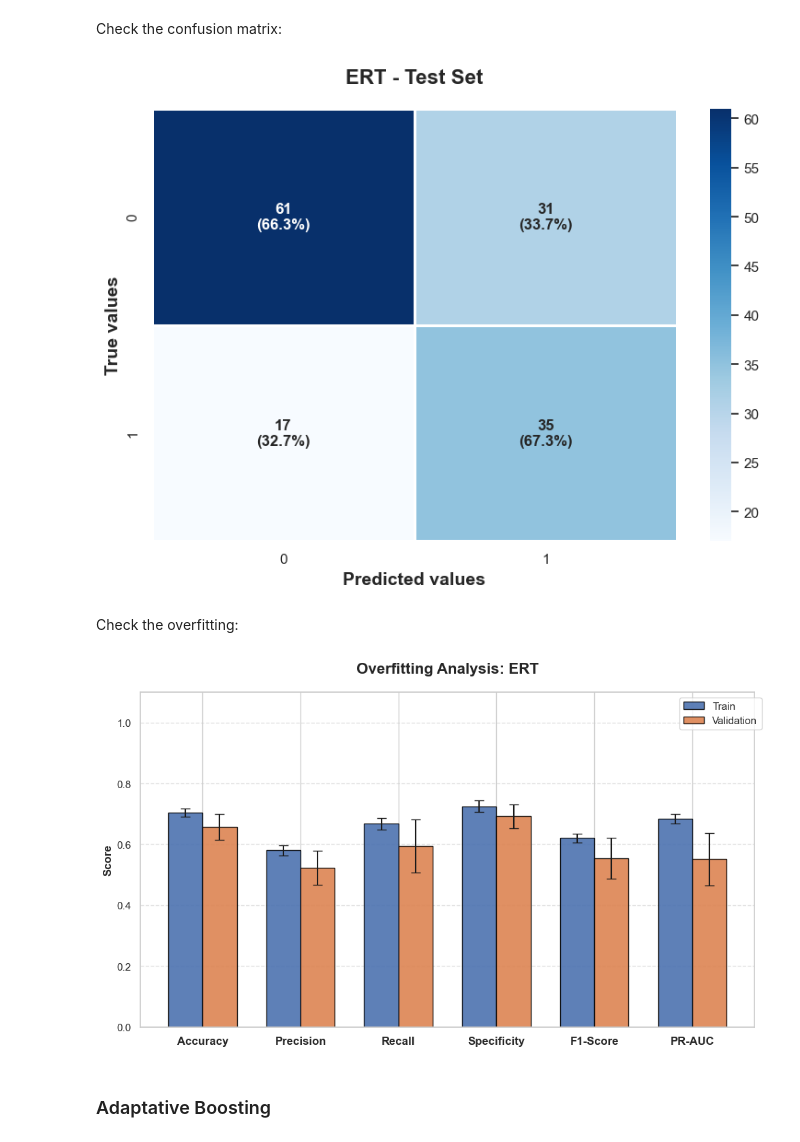
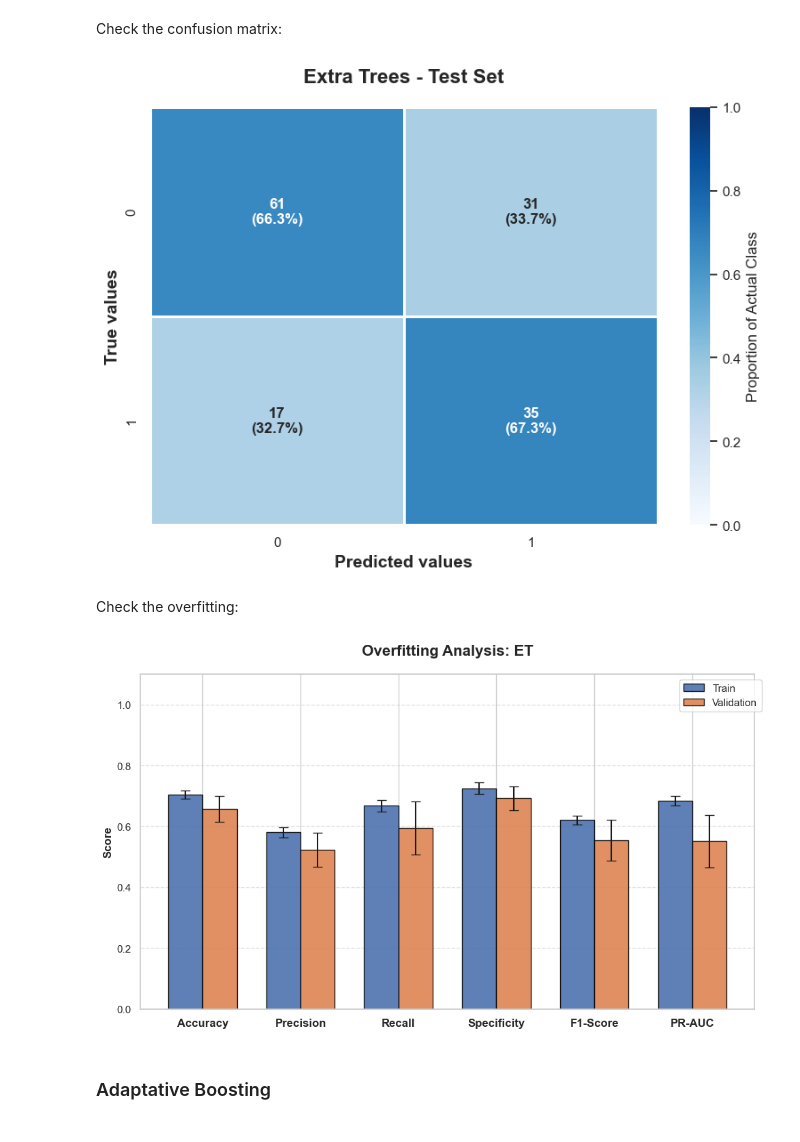
Before and after one commit to MiguelGomGar/TFM, a Jupyter notebook: notebooks/models_testing.ipynb, the cells around one changed output. Drawn from its saved outputs; the diff is of its cells as text; code cells hidden in the pictures.

Commit message:
json hyperparameters files replaced by joblib fitted-models files, confusion matrix visuals fixed (relative scales for imbalanced data)

```diff
--- a/notebooks/models_testing.ipynb
+++ b/notebooks/models_testing.ipynb
@@ -553,20 +562,20 @@ Check the confusion matrix:
 # %%
 # Compute predictions for the test set
 y_pred_ET = optimized_ET.predict(X_test)
 
 # Display confusion matrix
 plot_cm(y_true=y_test, y_pred=y_pred_ET,
-        title="ERT - Test Set")
+        title="Extra Trees - Test Set")
 # %% [output]
-[figure, old version]
+[figure, new version]
 # %% [markdown]
 Check the overfitting:
 # %%
 plot_overfitting_bars(train_metrics_mean_ET, val_metrics_mean_ET,
                     train_metrics_std_ET, val_metrics_std_ET,
-                    model_name="ERT")
+                    model_name="ET")
 # %% [output]
-[figure, old version]
+[figure, new version]
 # %% [markdown]
 ### Adaptative Boosting
 # %% [markdown]
```
Also changed, not shown: parts of 22 cells of this notebook, 32 other files.
